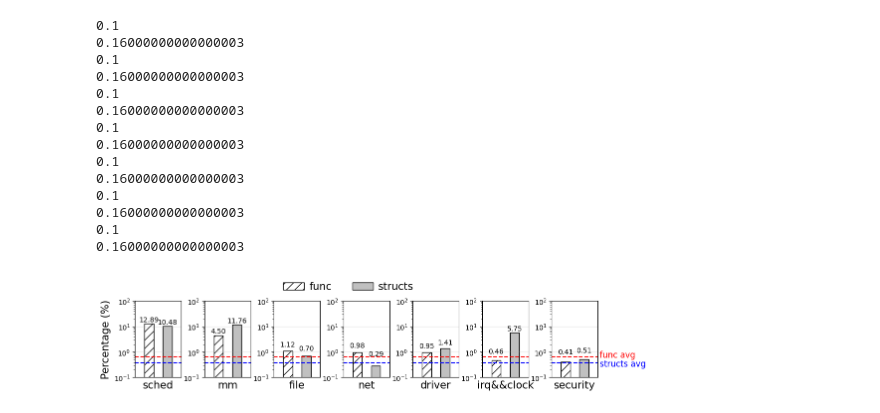
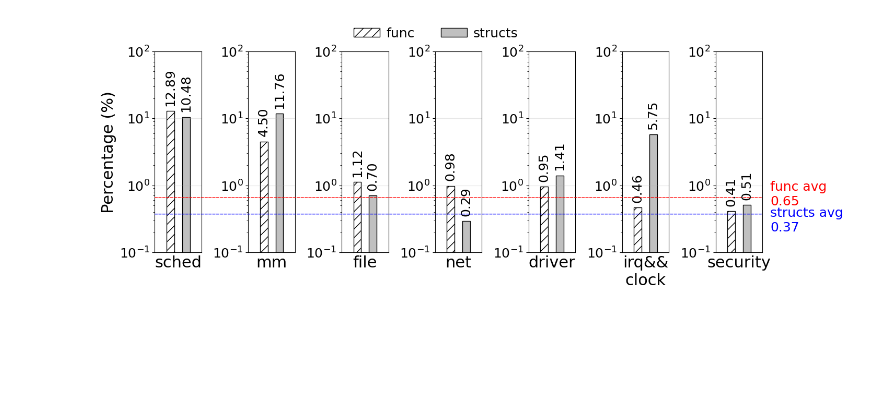
Before and after one commit to Richardhongyu/rfl_empirical_tools, a Jupyter notebook: figures_ppt/figure3.ipynb, the cells around one changed output. Drawn from its saved outputs; the diff is of its cells as text; code cells hidden in the pictures; blank space fills up the shorter version.

Commit message:
update figure3 script

```diff
--- a/figures_ppt/figure3.ipynb
+++ b/figures_ppt/figure3.ipynb
@@ -13,7 +13,7 @@ def plot(type):
     # 创建图的样式设置
     label_font_conf = {
         # "weight": "bold",
-        "size": "15"
+        "size": "22"
     }
     bar_confs = {
         "color": ["white", "silver"],
@@ -21,11 +21,11 @@ def plot(type):
         "hatch": ["//", ""],
         "edgecolor": "black",
     }
-    bar_width = 0.03
+    bar_width = 0.05
 
     # 创建标签
     ylabel = "Percentage (%)"
-    xlabels = ['sched', 'mm', 'file', 'net', 'driver', 'irq&&clock', 'security']
+    xlabels = ['sched', 'mm', 'file', 'net', 'driver', 'irq&&\nclock', 'security']
     x = [0.1, 0.1+bar_width*2]
 
     # 创建数据
@@ -40,63 +40,49 @@ def plot(type):
     ])
 
     # 创建1行7列的子图布局
-    fig, axs = plt.subplots(1, 7, figsize=(12, 2), dpi=100)
+    fig, axs = plt.subplots(1, 7, figsize=(15, 5), dpi=100)
 
     # 绘制柱状图
     hatches = ['//', '']
     axs[0].set_ylabel(ylabel, **label_font_conf)
     for i, ax in enumerate(axs):
         ax.set_xlabel(xlabels[i], **label_font_conf)
         ax.set_xticks([])
         bars = ax.bar(x, values[i], width=bar_width, **bar_confs)
-        ax.set_xlim(min(x)-bar_width*1.5, max(x)+bar_width*1.5)
+        ax.set_xlim(min(x)-bar_width*2, max(x)+bar_width*2)
         # 为每个柱子设置不同的条纹样式
         for i, bar in enumerate(bars):
             bar.set_hatch(hatches[i])
         # 在柱子上添加数据标签
         if type == 1:
             for j, bar in enumerate(ax.patches):
                 height = bar.get_height()
-                print(bar.get_x() + bar.get_width() / 2)
-                ax.text(bar.get_x() + bar.get_width() / 2, height+0.3, f'{height:.2f}', ha='center', va='bottom')
+                ax.text(bar.get_x() + bar.get_width() / 2, height*1.2, f'{height:.2f}', ha='center', va='bottom', rotation=90, size=18)
         # 增加刻度线
         ax.grid(axis='y', alpha=0.3)
         # 设置y轴为对数比例尺
         ax.set_yscale('log')
         # 设置y轴刻度
         ax.set_yticks([100, 10, 1, 0.1])
-        # 绘制平均线
-        ax.axhline(y=0.65266, color='red', linestyle='--')
-        ax.axhline(y=0.37161, color='blue', linestyle='--')
+        ax.tick_params(labelsize=18)
 
     # 设置图例
     bars = axs[0].containers[0].get_children()
     labels = ['func', 'structs']
-    axs[0].legend(bars, labels, ncol=2, loc="lower left", bbox_to_anchor=(3, 1),frameon=False,fontsize=15,columnspacing = 2,handletextpad=0.5)
+    axs[0].legend(bars, labels, ncol=2, loc="lower left", bbox_to_anchor=(4, 1), frameon=False, fontsize=18, columnspacing=2, handletextpad=0.5)
 
-    con = ConnectionPatch(xyA=(0.15,10), xyB=(0.15,10), coordsA="data", coordsB="data", axesA=axs[0], axesB=axs[6], color="green")
-    axs[6].add_artist(con)
-    plt.text(0.21, 0.76, 'func avg', fontsize=12, color='red', va='center', ha='left')
-    plt.text(0.21, 0.33, 'structs avg', fontsize=12, color='blue', va='center', ha='left')
+    func = ConnectionPatch(xyA=(min(x)-bar_width*2,0.65266), xyB=(max(x)+bar_width*2,0.65266), coordsA="data", coordsB="data", axesA=axs[0], axesB=axs[6], color="red", linestyle='--')
+    axs[6].add_artist(func)
+    struct = ConnectionPatch(xyA=(min(x)-bar_width*2,0.37161), xyB=(max(x)+bar_width*2,0.37161), coordsA="data", coordsB="data", axesA=axs[0], axesB=axs[6], color="blue", linestyle='--')
+    axs[6].add_artist(struct)
+    plt.text(max(x)+bar_width*2+0.05, 0.74, 'func avg\n0.65', fontsize=18, color='red', va='center', ha='left')
+    plt.text(max(x)+bar_width*2+0.05, 0.3, 'structs avg\n0.37', fontsize=18, color='blue', va='center', ha='left')
 
-    plt.subplots_adjust(wspace=0.5)
-    plt.show()
+    plt.subplots_adjust(wspace=1)
+    # plt.show()
+    plt.savefig('./figure3.pdf', bbox_inches="tight")
 
 if __name__ == '__main__':
     plot(1)
 # %% [output]
-0.1
-0.16000000000000003
-0.1
-0.16000000000000003
-0.1
-0.16000000000000003
-0.1
-0.16000000000000003
-0.1
-0.16000000000000003
-0.1
-0.16000000000000003
-0.1
-0.16000000000000003
-[figure, old version]
+[figure, new version]
```
Also changed, not shown: 1 other file.
